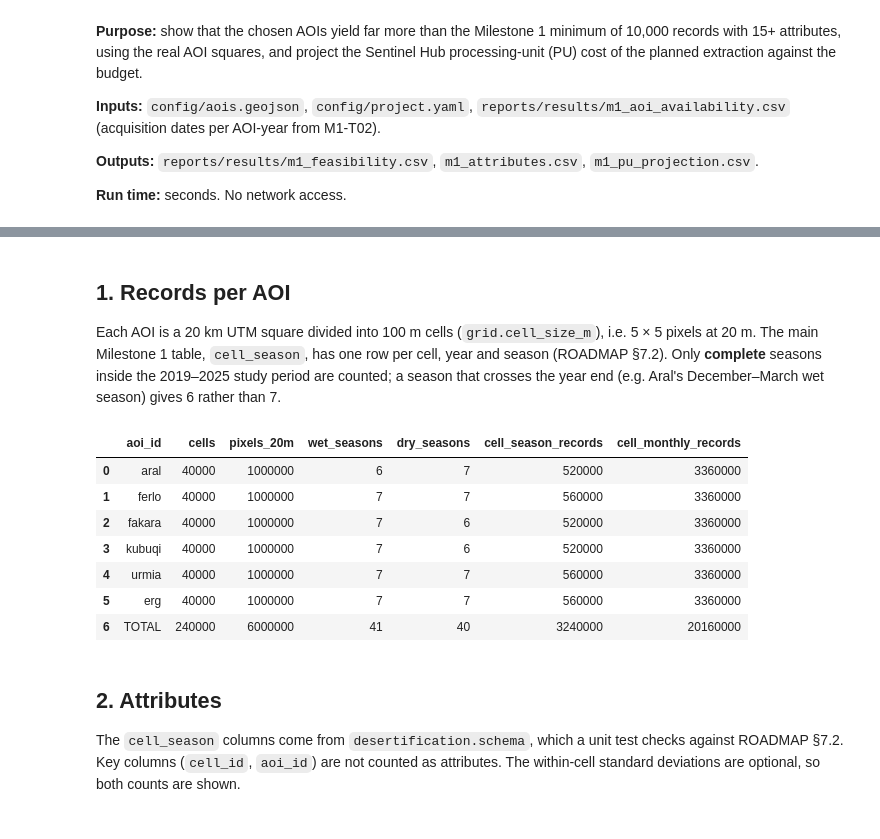
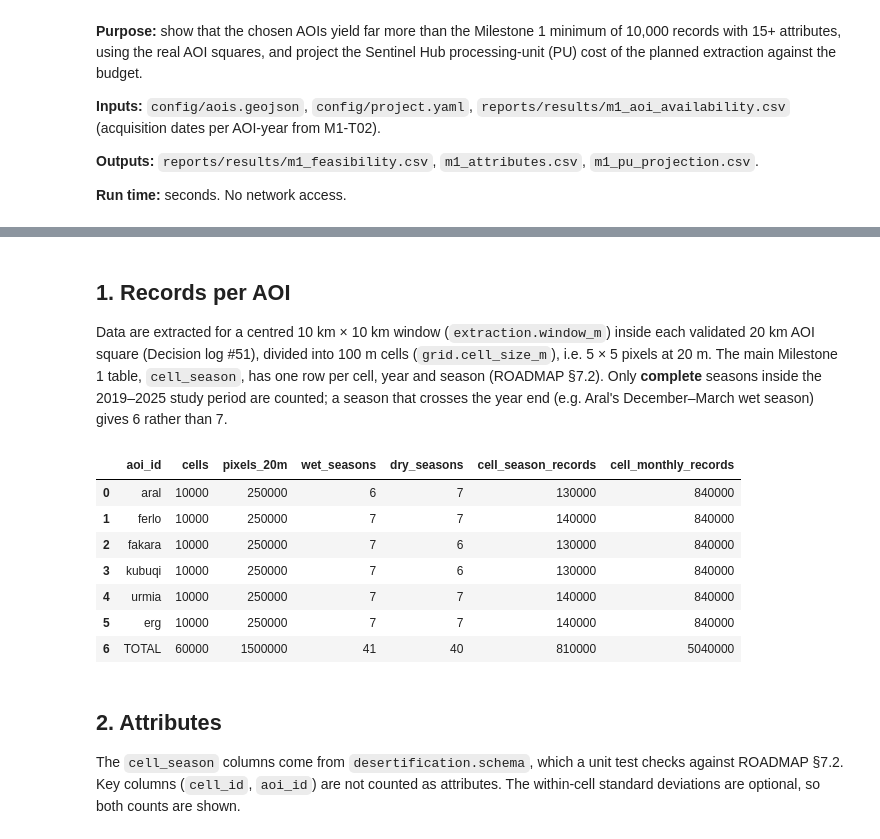
Before and after one commit to ckrvtz/cs482proj, a Jupyter notebook: notebooks/01c_feasibility.ipynb, the cells around one changed output, grey strips where cells are left out. Cells and saved outputs as stored; diff of their text form; code cells hidden in the pictures.

```diff
--- a/notebooks/01c_feasibility.ipynb
+++ b/notebooks/01c_feasibility.ipynb
@@ -35,41 +36,43 @@ Python 3.12.16 | desertification 0.1.0 | pandas 3.1.1
 # %% [markdown]
 ## 1. Records per AOI
 
-Each AOI is a 20 km UTM square divided into 100 m cells (`grid.cell_size_m`), i.e. 5 × 5 pixels at 20 m. The main Milestone 1 table, `cell_season`, has one row per cell, year and season (ROADMAP §7.2). Only **complete** seasons inside the 2019–2025 study period are counted; a season that crosses the year end (e.g. Aral's December–March wet season) gives 6 rather than 7.
+Data are extracted for a centred 10 km × 10 km window (`extraction.window_m`) inside each validated 20 km AOI square (Decision log #51), divided into 100 m cells (`grid.cell_size_m`), i.e. 5 × 5 pixels at 20 m. The main Milestone 1 table, `cell_season`, has one row per cell, year and season (ROADMAP §7.2). Only **complete** seasons inside the 2019–2025 study period are counted; a season that crosses the year end (e.g. Aral's December–March wet season) gives 6 rather than 7.
 # %%
 aois = json.loads(get_path(cfg, "aois").read_text())["features"]
 study = cfg["periods"]["study"]
 cell_m, px_m = cfg["grid"]["cell_size_m"], cfg["grid"]["pixel_resolution_m"]
 n_months = (int(study["end"][:4]) - int(study["start"][:4]) + 1) * 12
 
 rows = []
+window_m = cfg["extraction"]["window_m"]
 for f in aois:
     p = f["properties"]
-    nx, ny = grid_shape(p["bbox_utm"], cell_m)
-    px, py = grid_shape(p["bbox_utm"], px_m)
+    window = sub_window(p["bbox_utm"], window_m, cfg["aoi_selection"]["snap_m"])
+    nx, ny = grid_shape(window, cell_m)
+    px, py = grid_shape(window, px_m)
     wet = complete_seasons(p["wet_season_months"], study["start"], study["end"])
     dry = complete_seasons(p["dry_season_months"], study["start"], study["end"])
     n_cells = nx * ny
     rows.append({
         "aoi_id": p["aoi_id"], "cells": n_cells, "pixels_20m": px * py,
         "wet_seasons": len(wet), "dry_seasons": len(dry),
         "cell_season_records": n_cells * (len(wet) + len(dry)),
         "cell_monthly_records": n_cells * n_months,
     })
 feasibility = pd.DataFrame(rows)
 total = feasibility.drop(columns="aoi_id").sum().to_dict() | {"aoi_id": "TOTAL"}
 feasibility = pd.concat([feasibility, pd.DataFrame([total])], ignore_index=True)
 feasibility.to_csv(RESULTS / "m1_feasibility.csv", index=False)
 feasibility
 # %% [output]
 |  | aoi_id | cells | pixels_20m | wet_seasons | dry_seasons | cell_season_records | cell_monthly_records |
-| 0 | aral | 40000 | 1000000 | 6 | 7 | 520000 | 3360000 |
-| 1 | ferlo | 40000 | 1000000 | 7 | 7 | 560000 | 3360000 |
-| 2 | fakara | 40000 | 1000000 | 7 | 6 | 520000 | 3360000 |
-| 3 | kubuqi | 40000 | 1000000 | 7 | 6 | 520000 | 3360000 |
-| 4 | urmia | 40000 | 1000000 | 7 | 7 | 560000 | 3360000 |
-| 5 | erg | 40000 | 1000000 | 7 | 7 | 560000 | 3360000 |
-| 6 | TOTAL | 240000 | 6000000 | 41 | 40 | 3240000 | 20160000 |
+| 0 | aral | 10000 | 250000 | 6 | 7 | 130000 | 840000 |
+| 1 | ferlo | 10000 | 250000 | 7 | 7 | 140000 | 840000 |
+| 2 | fakara | 10000 | 250000 | 7 | 6 | 130000 | 840000 |
+| 3 | kubuqi | 10000 | 250000 | 7 | 6 | 130000 | 840000 |
+| 4 | urmia | 10000 | 250000 | 7 | 7 | 140000 | 840000 |
+| 5 | erg | 10000 | 250000 | 7 | 7 | 140000 | 840000 |
+| 6 | TOTAL | 60000 | 1500000 | 41 | 40 | 810000 | 5040000 |
 # %% [markdown]
 ## 2. Attributes
 
```
Also changed, not shown: parts of 6 cells of this notebook, 6 other files.
